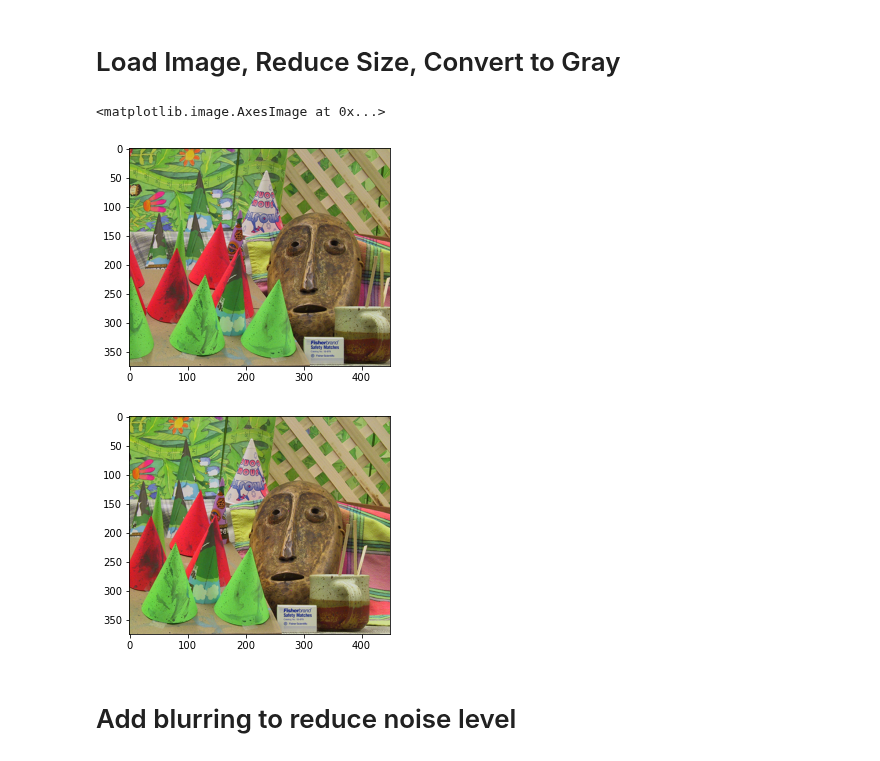
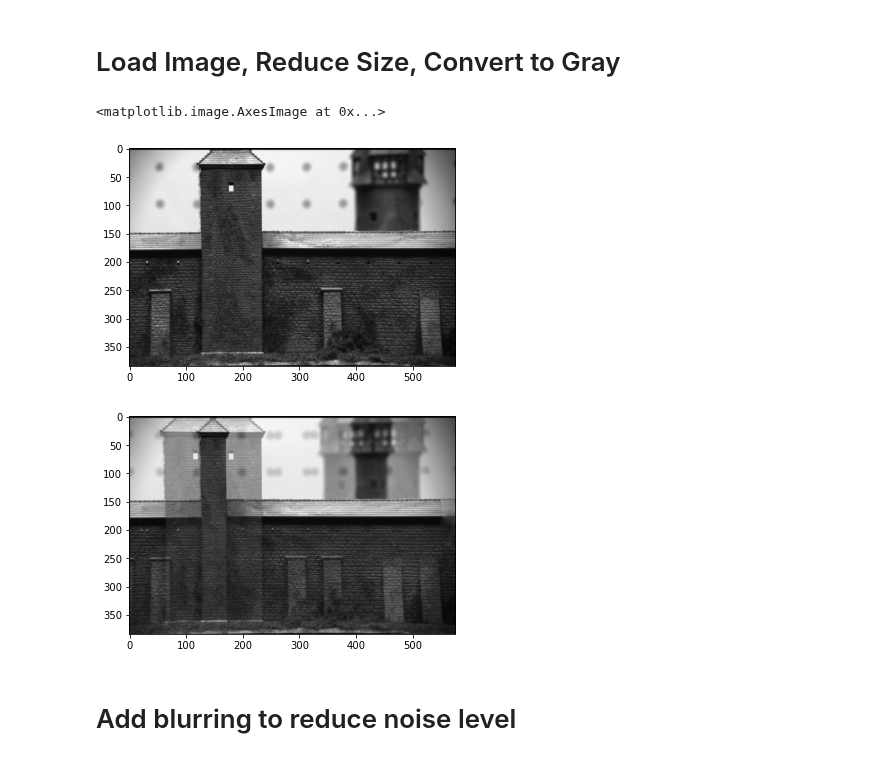
Before and after one commit to Tsmorz/computer-vision, a Jupyter notebook: Project 3/StereoVision.ipynb, the cells around one changed output. Cells and saved outputs as stored; diff of their text form; code cells hidden in the pictures.

Commit message:
cast

```diff
--- a/Project 3/StereoVision.ipynb
+++ b/Project 3/StereoVision.ipynb
@@ -219,25 +219,26 @@ def patch2patch(im1,im2,corners1,corners2,width,num_matches):
 # %%
 # Load image1
 file = 'Cones_im2.jpg'
-#file = 'cast-left-1.jpg'
+file = 'cast-left-1.jpg'
 image1 = Image.open(file)
 # Convert to grayscale
 gray1 = rgb2gray(image1)
 
 # Load image2
 file = 'Cones_im6.jpg'
-#file = 'cast-right.jpg'
+file = 'cast-right.jpg'
 image2 = Image.open(file)
 # Convert to grayscale
 gray2 = rgb2gray(image2)
 
 plt.imshow(image1)
 plt.figure()
-plt.imshow(image2)
+plt.imshow(image1)
+plt.imshow(image2,alpha=0.5)
 # %% [output]
 <matplotlib.image.AxesImage at 0x...>
-[figure, old version]
+[figure, new version]
-[figure, old version]
+[figure, new version]
 # %% [markdown]
 # Add blurring to reduce noise level
 # %%
```
Also changed, not shown: parts of 4 cells of this notebook, 3 other files.
